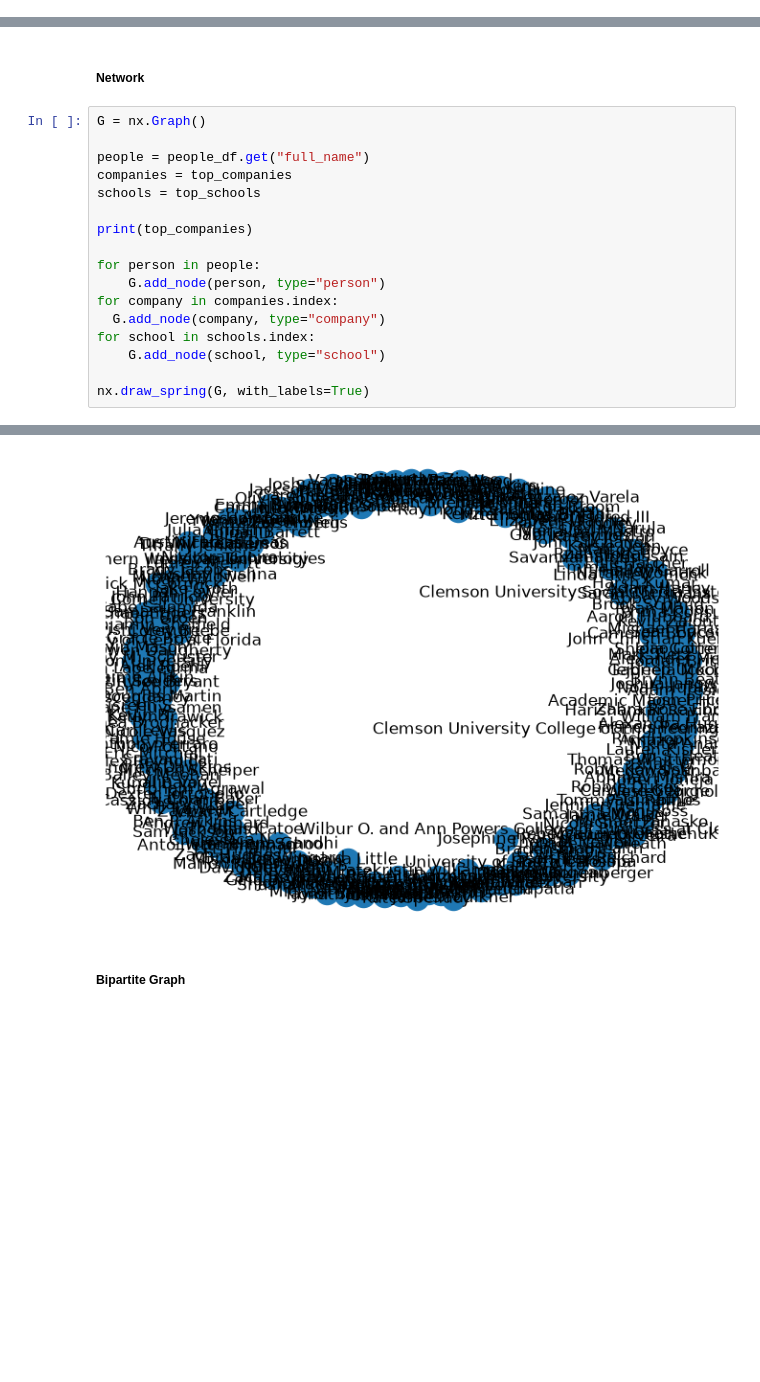
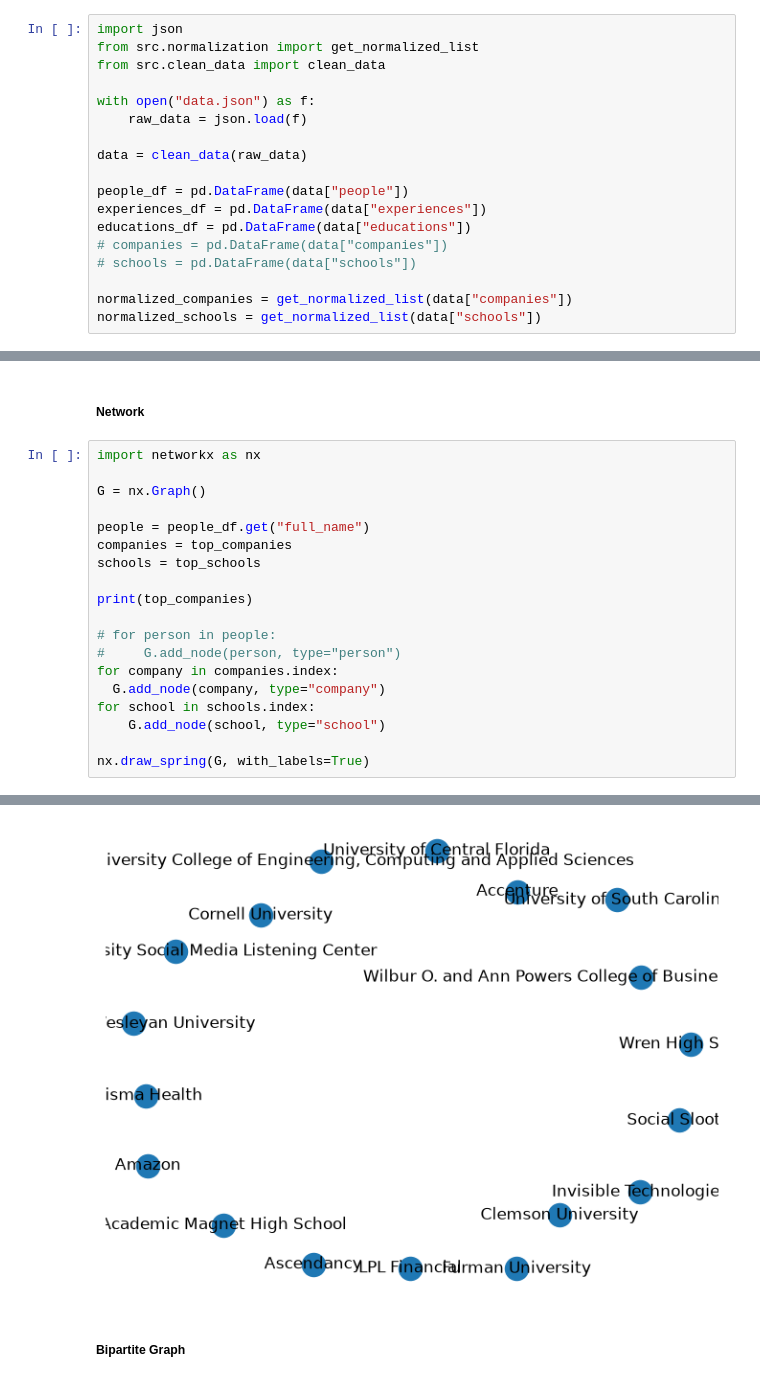
Before and after one commit to Aug1998/test_ascendancy, a Jupyter notebook: Untitled1.ipynb, the cells around one changed output, grey strips where cells are left out. Drawn from its saved outputs; the diff is of its cells as text; blank space fills up the shorter version.

Commit message:
abstract functions and clean code

```diff
--- a/Untitled1.ipynb
+++ b/Untitled1.ipynb
@@ -144,3 +3,21 @@ unique_sorted_schools = (
+# %%
+import json
+from src.normalization import get_normalized_list
+from src.clean_data import clean_data
+
+with open("data.json") as f:
+    raw_data = json.load(f)
+
+data = clean_data(raw_data)
+
+people_df = pd.DataFrame(data["people"])
+experiences_df = pd.DataFrame(data["experiences"])
+educations_df = pd.DataFrame(data["educations"])
+# companies = pd.DataFrame(data["companies"])
+# schools = pd.DataFrame(data["schools"])
+
+normalized_companies = get_normalized_list(data["companies"])
+normalized_schools = get_normalized_list(data["schools"])
 # %% [markdown]
 <h5>Top companies and schools</h5>
 # %%
@@ -165,36 +42,38 @@ top_schools = (
 # %% [markdown]
 <h5>Network</h5>
 # %%
+import networkx as nx
+
 G = nx.Graph()
 
 people = people_df.get("full_name")
 companies = top_companies
 schools = top_schools
 
 print(top_companies)
 
-for person in people:
-    G.add_node(person, type="person")
+# for person in people:
+#     G.add_node(person, type="person")
 for company in companies.index:
   G.add_node(company, type="company")
 for school in schools.index:
     G.add_node(school, type="school")
 
 nx.draw_spring(G, with_labels=True)
 # %% [output]
 company
 Clemson University                                                           73
 Clemson University College of Engineering, Computing and Applied Sciences    18
 Social Slooth                                                                16
 Invisible Technologies                                                        9
 Ascendancy                                                                    6
 LPL Financial                                                                 5
 Accenture                                                                     4
 Amazon                                                                        4
 Prisma Health                                                                 4
 Clemson University Social Media Listening Center                              4
 Name: person_id, dtype: int64
-[figure, old version]
+[figure, new version]
 # %% [markdown]
 <h5>Bipartite Graph</h5>
 # %%
```
Also changed, not shown: parts of 6 cells of this notebook, 5 other files.
